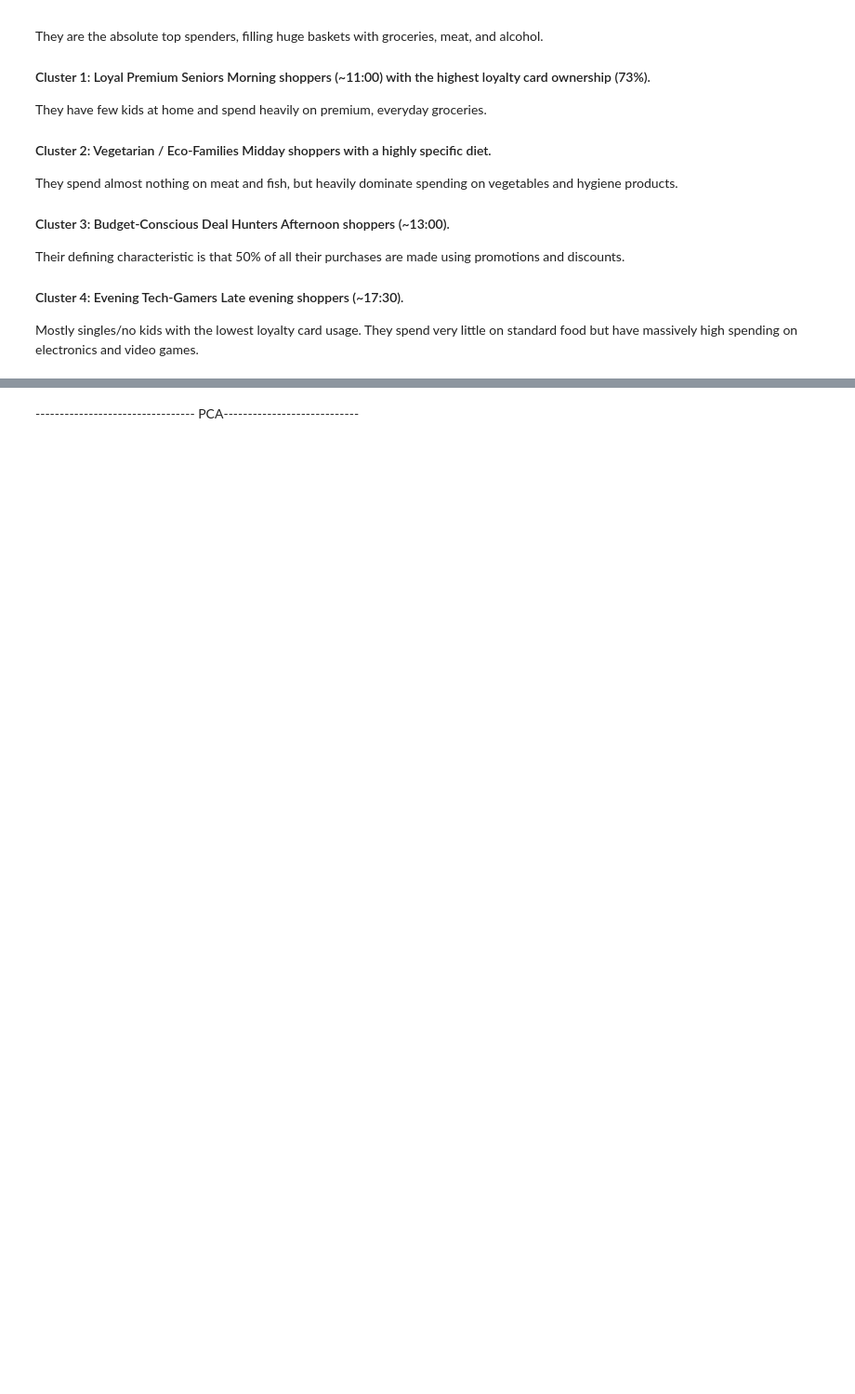
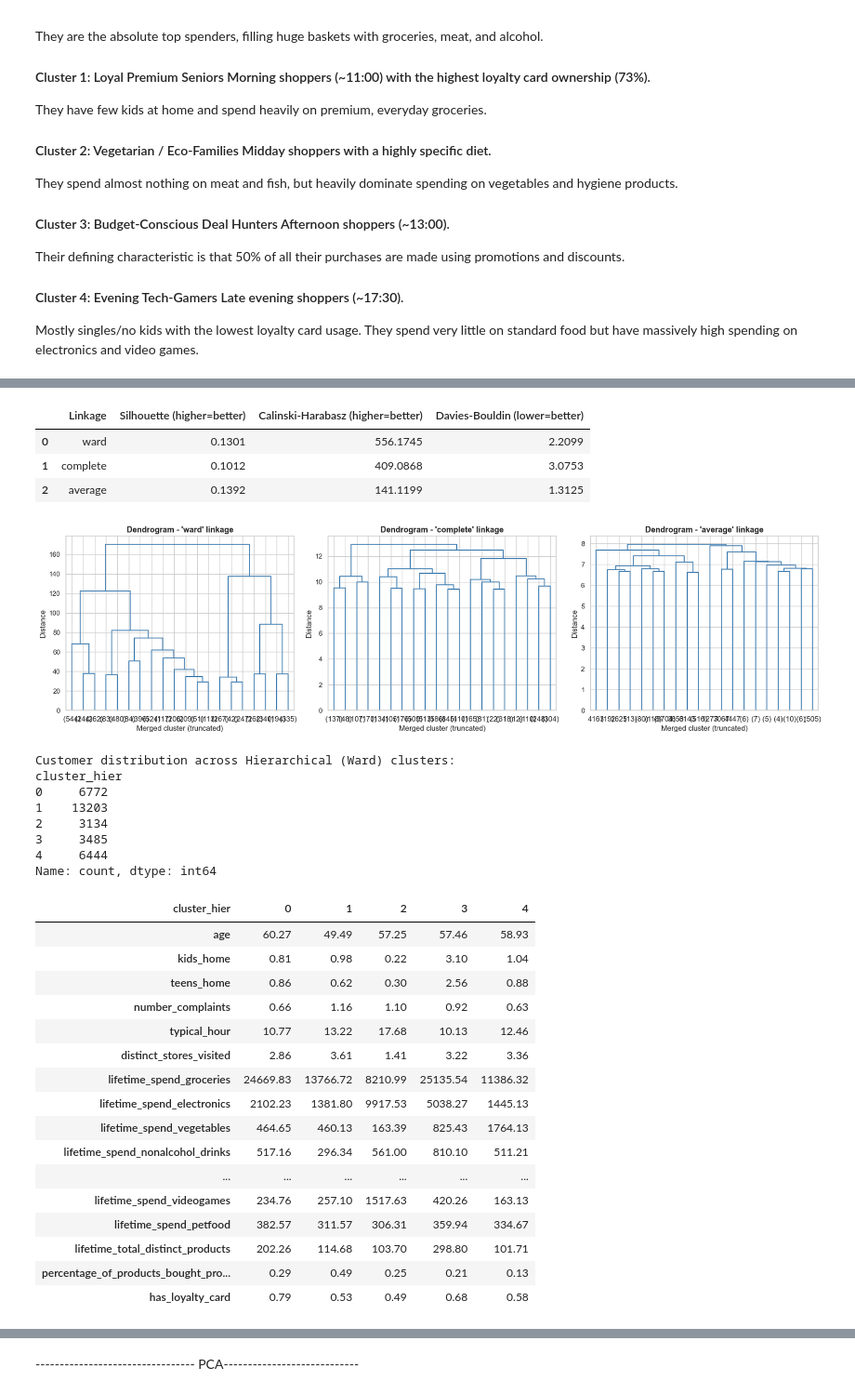
Before and after one commit to Sel-Kata/Project_ML2_Final, a Jupyter notebook: final_project.ipynb, the cells around one changed output, grey strips where cells are left out. Shown at 93% size. Cells and saved outputs as stored; diff of their text form; code cells hidden in the pictures; blank space fills up the shorter version.

Commit message:
Add hierarchical benchmark, visuals, report and cluster CSV

```diff
--- a/final_project.ipynb
+++ b/final_project.ipynb
@@ -464,0 +471,80 @@ Mostly singles/no kids with the lowest loyalty card usage. They spend very littl
+# %%
+from sklearn.cluster import AgglomerativeClustering
+from sklearn.metrics import silhouette_score, calinski_harabasz_score, davies_bouldin_score
+from scipy.cluster.hierarchy import dendrogram, linkage
+
+NUM_CLUSTERS = 5
+linkage_methods = ('ward', 'complete', 'average')
+
+# Reproducible sub-sample for the dendrogram and the linkage comparison
+sample_size = min(5000, df_final.shape[0])
+sample_idx = np.random.RandomState(42).choice(df_final.shape[0], size=sample_size, replace=False)
+sample_matrix = df_final.values[sample_idx]
+
+# 1) Compare linkage strategies on the sample
+linkage_results = []
+for lk in linkage_methods:
+    labels = AgglomerativeClustering(n_clusters=NUM_CLUSTERS, linkage=lk).fit_predict(sample_matrix)
+    linkage_results.append({
+        'Linkage': lk,
+        'Silhouette (higher=better)': silhouette_score(sample_matrix, labels),
+        'Calinski-Harabasz (higher=better)': calinski_harabasz_score(sample_matrix, labels),
+        'Davies-Bouldin (lower=better)': davies_bouldin_score(sample_matrix, labels),
+    })
+linkage_results = pd.DataFrame(linkage_results)
+display(linkage_results.round(4))
+
+# 2) Dendrograms (truncated to the last 20 merges for readability)
+sns.set_theme(style="whitegrid")
+fig, axes = plt.subplots(1, len(linkage_methods), figsize=(6 * len(linkage_methods), 5))
+for ax, lk in zip(np.atleast_1d(axes), linkage_methods):
+    Z = linkage(sample_matrix, method=lk)
+    dendrogram(Z, truncate_mode='lastp', p=20, ax=ax, color_threshold=0, above_threshold_color='steelblue')
+    ax.set_title(f"Dendrogram - '{lk}' linkage", fontsize=13, fontweight='bold')
+    ax.set_xlabel('Merged cluster (truncated)')
+    ax.set_ylabel('Distance')
+plt.tight_layout()
+plt.show()
+
+# 3) Final 'ward' on the FULL dataset -> labels for the model comparison
+hier_labels = AgglomerativeClustering(n_clusters=NUM_CLUSTERS, linkage='ward').fit_predict(df_final)
+
+df_hier_analysis = df_clean.copy()
+df_hier_analysis['cluster_hier'] = hier_labels
+print("Customer distribution across Hierarchical (Ward) clusters:")
+print(df_hier_analysis['cluster_hier'].value_counts().sort_index())
+
+profile_cols = [c for c in cols_to_analyze_som if c in df_hier_analysis.columns and c != 'cluster_som']
+hier_profiles = df_hier_analysis.groupby('cluster_hier')[profile_cols].mean().T.round(2)
+display(hier_profiles)
+# %% [output]
+|  | Linkage | Silhouette (higher=better) | Calinski-Harabasz (higher=better) | Davies-Bouldin (lower=better) |
+| 0 | ward | 0.1301 | 556.1745 | 2.2099 |
+| 1 | complete | 0.1012 | 409.0868 | 3.0753 |
+| 2 | average | 0.1392 | 141.1199 | 1.3125 |
+[figure, added]
+Customer distribution across Hierarchical (Ward) clusters:
+cluster_hier
+0     6772
+1    13203
+2     3134
+3     3485
+4     6444
+Name: count, dtype: int64
+| cluster_hier | 0 | 1 | 2 | 3 | 4 |
+| age | 60.27 | 49.49 | 57.25 | 57.46 | 58.93 |
+| kids_home | 0.81 | 0.98 | 0.22 | 3.10 | 1.04 |
+| teens_home | 0.86 | 0.62 | 0.30 | 2.56 | 0.88 |
+| number_complaints | 0.66 | 1.16 | 1.10 | 0.92 | 0.63 |
+| typical_hour | 10.77 | 13.22 | 17.68 | 10.13 | 12.46 |
+| distinct_stores_visited | 2.86 | 3.61 | 1.41 | 3.22 | 3.36 |
+| lifetime_spend_groceries | 24669.83 | 13766.72 | 8210.99 | 25135.54 | 11386.32 |
+| lifetime_spend_electronics | 2102.23 | 1381.80 | 9917.53 | 5038.27 | 1445.13 |
+| lifetime_spend_vegetables | 464.65 | 460.13 | 163.39 | 825.43 | 1764.13 |
+| lifetime_spend_nonalcohol_drinks | 517.16 | 296.34 | 561.00 | 810.10 | 511.21 |
+| ... | ... | ... | ... | ... | ... |
+| lifetime_spend_videogames | 234.76 | 257.10 | 1517.63 | 420.26 | 163.13 |
+| lifetime_spend_petfood | 382.57 | 311.57 | 306.31 | 359.94 | 334.67 |
+| lifetime_total_distinct_products | 202.26 | 114.68 | 103.70 | 298.80 | 101.71 |
+| percentage_of_products_bought_pro... | 0.29 | 0.49 | 0.25 | 0.21 | 0.13 |
+| has_loyalty_card | 0.79 | 0.53 | 0.49 | 0.68 | 0.58 |
```
Also changed, not shown: parts of 29 cells of this notebook, 16 other files.
